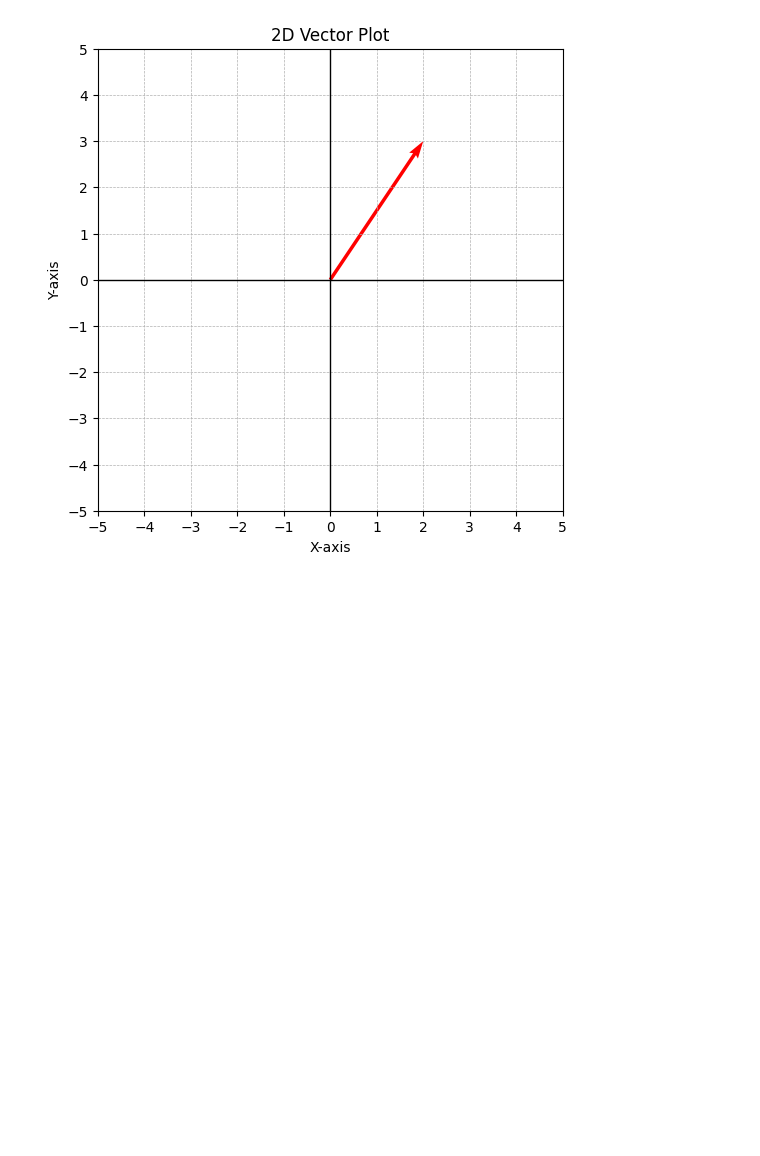
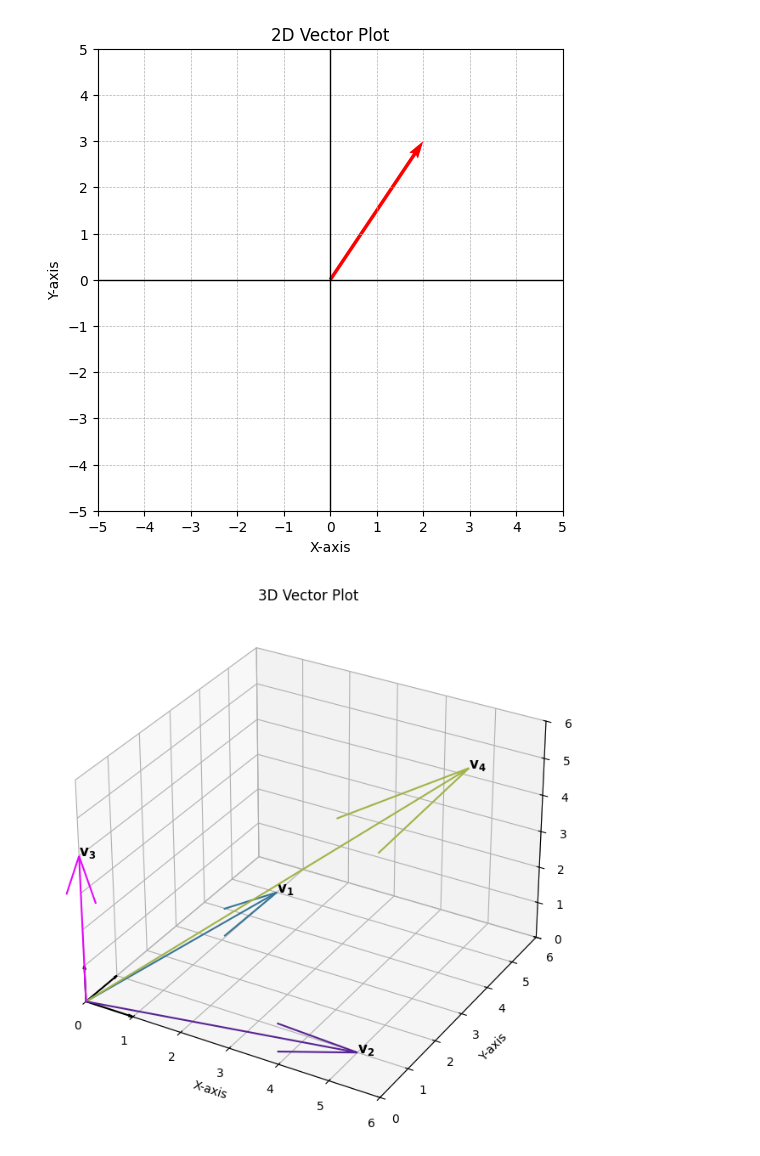
Before and after one commit to Steven-Ou/SP245-Python, a Jupyter notebook: new.ipynb, the cells around one changed output. Drawn from its saved outputs; the diff is of its cells as text; code cells hidden in the pictures; blank space fills up the shorter version.

```diff
--- a/new.ipynb
+++ b/new.ipynb
@@ -30,3 +30,44 @@ ax.set_title('2D Vector Plot')
 plt.show()
 # %% [output]
 [figure]
+# %%
+import numpy as np
+import matplotlib.pyplot as plt
+from mpl_toolkits.mplot3d import Axes3D
+
+# Define vectors
+vectors = {
+    r'$\mathbf{v_1}$': np.array([1, 5, 0]),
+    r'$\mathbf{v_2}$': np.array([5, 1, 0]),
+    r'$\mathbf{v_3}$': np.array([0, 0, 4]),
+    r'$\mathbf{v_4}$': np.array([5, 5, 5])
+}
+
+# Create a 3D figure
+fig = plt.figure(figsize=(8, 8))
+ax = fig.add_subplot(111, projection='3d')
+
+# Draw x, y, z axes
+ax.quiver(0, 0, 0, 1, 0, 0, color='black', arrow_length_ratio=0.1)
+ax.quiver(0, 0, 0, 0, 1, 0, color='black', arrow_length_ratio=0.1)
+ax.quiver(0, 0, 0, 0, 0, 1, color='black', arrow_length_ratio=0.1)
+
+# Plot vectors
+for label, vec in vectors.items():
+    ax.quiver(0, 0, 0, vec[0], vec[1], vec[2], color=np.random.rand(3,))
+    ax.text(vec[0], vec[1], vec[2], label, fontsize=12)
+
+# Set axis limits
+ax.set_xlim([0, 6])
+ax.set_ylim([0, 6])
+ax.set_zlim([0, 6])
+
+# Labels
+ax.set_xlabel('X-axis')
+ax.set_ylabel('Y-axis')
+ax.set_zlabel('Z-axis')
+ax.set_title('3D Vector Plot')
+
+plt.show()
+# %% [output]
+[figure, added]
```
